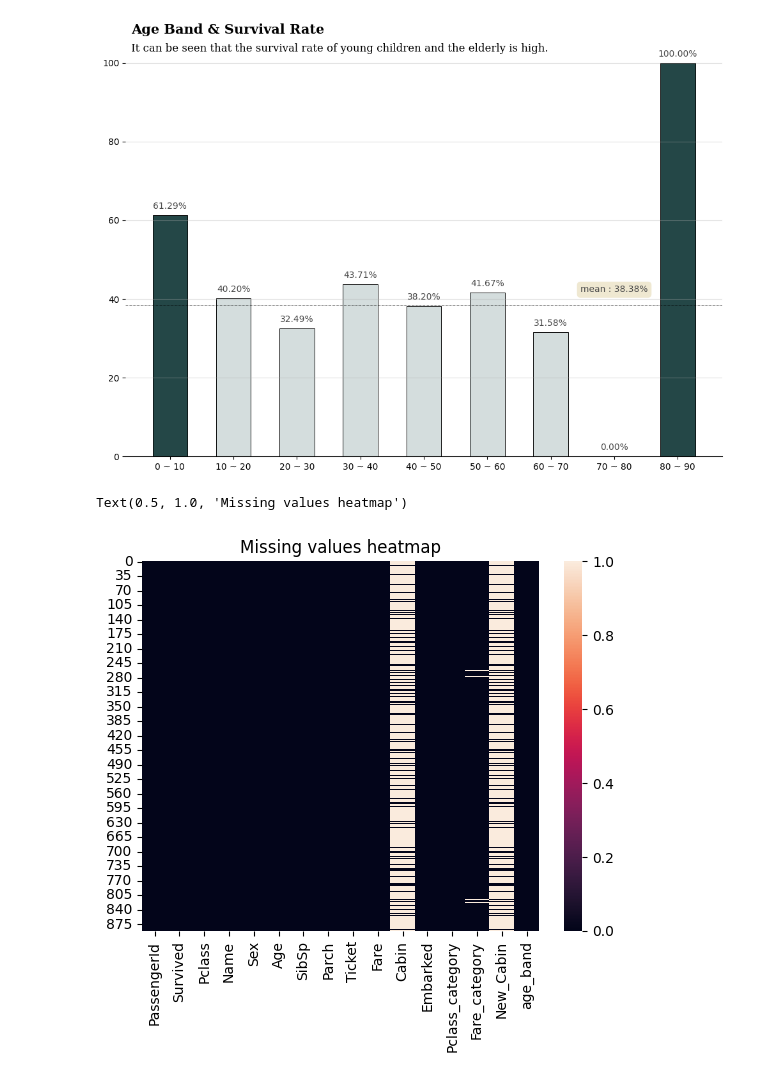
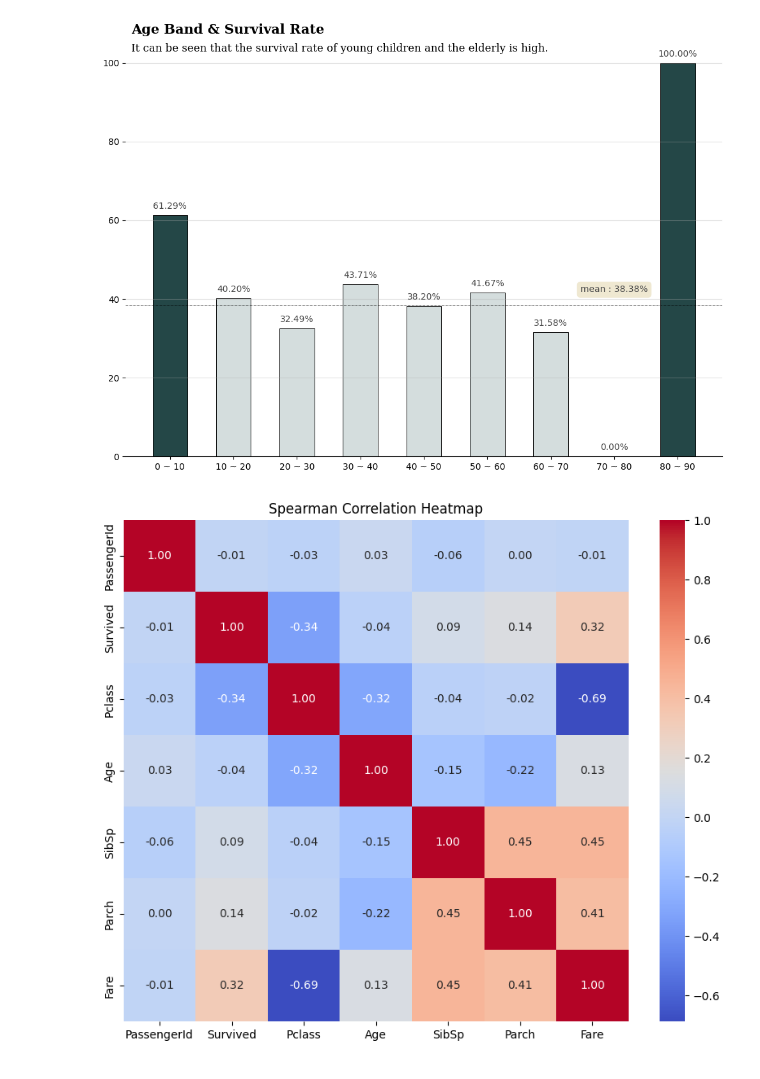
Before and after one commit to emkhv/Titanic_dataset_exploration, a Jupyter notebook: Titanic dataset exploration.ipynb, the cells around one changed output. Drawn from its saved outputs; the diff is of its cells as text; code cells hidden in the pictures.

```diff
--- a/Titanic dataset exploration.ipynb
+++ b/Titanic dataset exploration.ipynb
@@ -317,7 +317,14 @@ plt.show()
 # %% [output]
 [figure]
 # %%
-sns.heatmap(train.isnull()).set_title("Missing values heatmap")
+
+# Calculate the Spearman correlation matrix
+correlation_matrix_spearman = train.corr(method='spearman')
+
+# Create a heatmap to visualize the Spearman correlation matrix
+plt.figure(figsize=(10, 8))
+sns.heatmap(correlation_matrix_spearman, annot=True, cmap='coolwarm', fmt=".2f")
+plt.title("Spearman Correlation Heatmap")
+plt.show()
 # %% [output]
-Text(0.5, 1.0, 'Missing values heatmap')
-[figure, old version]
+[figure, new version]
```
